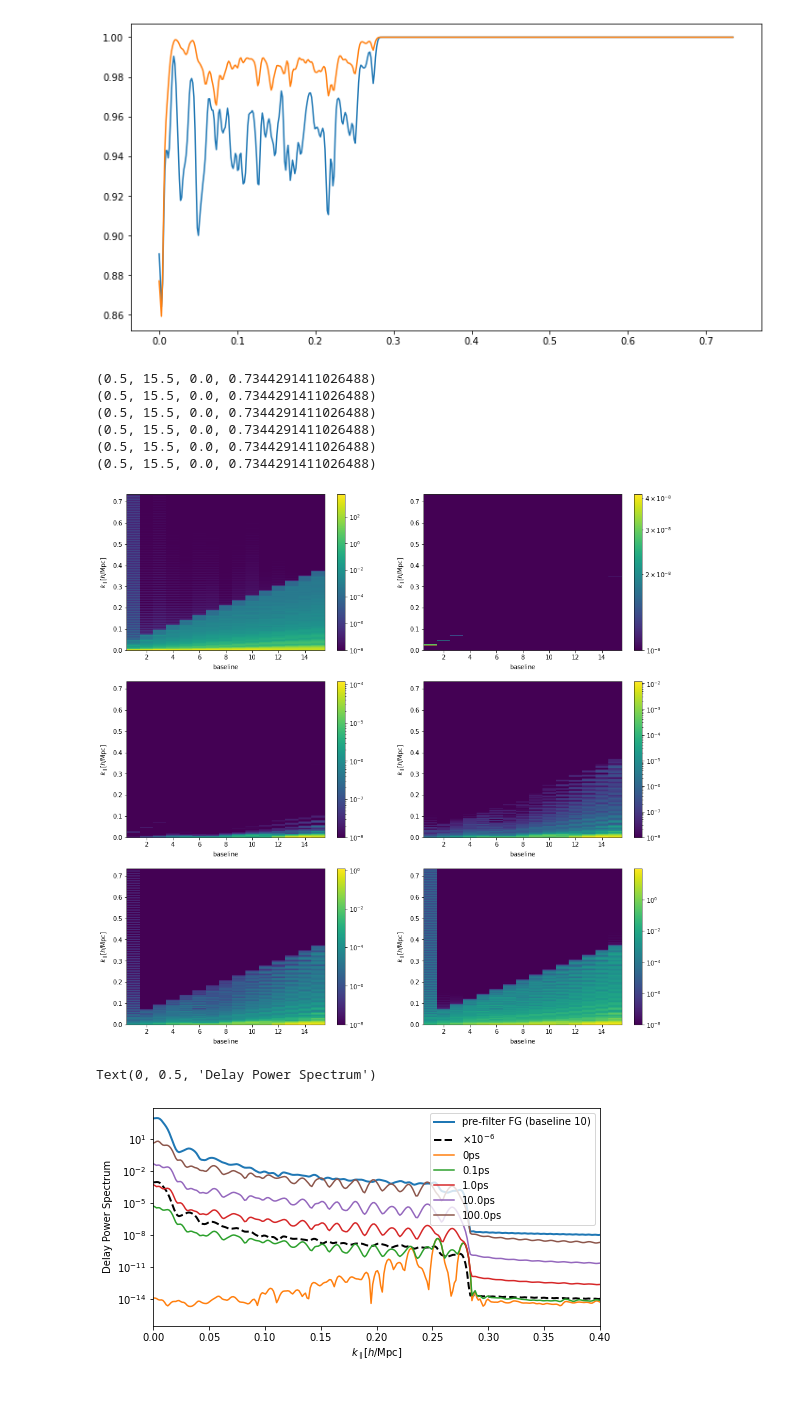
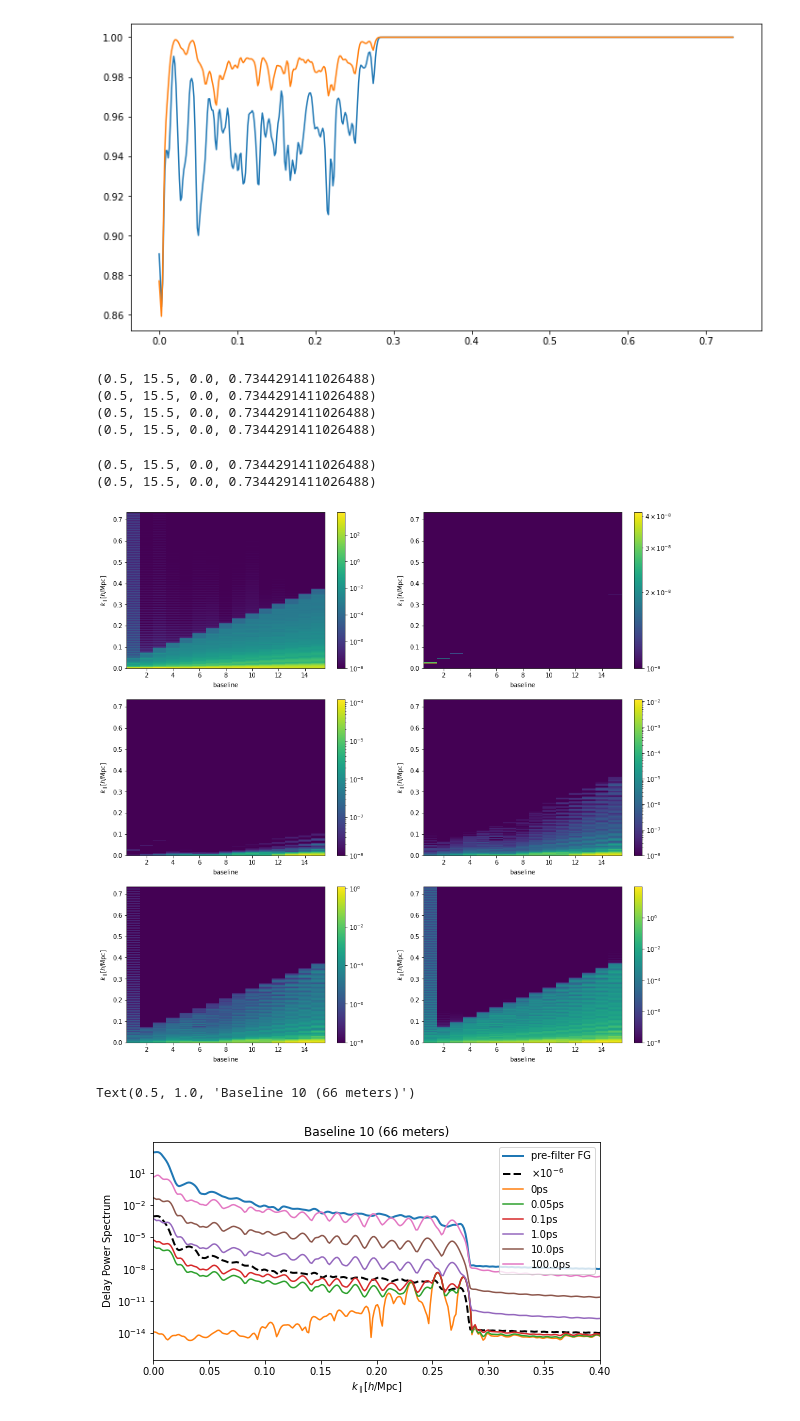
Before and after one commit to slosar/radio1d, a Jupyter notebook: notebooks/plots.ipynb, the cells around one changed output. Cells and saved outputs as stored; diff of their text form; code cells hidden in the pictures.

Commit message:
final plots

```diff
--- a/notebooks/plots.ipynb
+++ b/notebooks/plots.ipynb
@@ -6,6 +11,6 @@ from matplotlib.colors import LogNorm
 # %%
 class vps:
-    def __init__ (self,npix=4096, ndishes=16, redundant = True, sigt='sig', terr = 0, Nf = 1):
+    def __init__ (self,npix=4096, ndishes=16, redundant = True, sigt='sig', terr = 'ct0', Nf = 1):
         redstr = 'red' if redundant else 'nred'
         if Nf>0:
             fname = f"../outp/{ndishes}_{npix}_{redstr}_{sigt}_{terr}_{Nf}"
@@ -100,12 +105,12 @@ df.plotX(df.psf,vmin=1e-8,vmax=1e-2)
 # %%
 ## signal loss in terms of cross-power spectra
 ## Px = P_cross/ sqrt(P_auto * P_auto)
-ds=vps(ndishes=16, redundant=True,sigt='sig',terr=0,Nf=1)
+ds=vps(ndishes=16, redundant=True,sigt='sig',Nf=1)
 plt.figure(figsize=(12,6))
 plt.subplot(1,2,1)
-ds.plotX('f1x')
+ds.plotX('f1x',vmin=0,vmax=1.0)
 plt.subplot(1,2,2)
-ds.plotX('fx')
+ds.plotX('fx',vmin=0, vmax=1.0)
 # %% [output]
 (0.5, 15.5, 0.0, 0.7344291411026488)
 (0.5, 15.5, 0.0, 0.7344291411026488)
@@ -117,18 +122,20 @@ for i,v in enumerate([4,8,12,16,20]):
     plt.subplot(1,5,i+1)
     colorbar = (v==20)
 
-    ds=vps(ndishes=v, redundant=True,sigt='sig',terr=0,Nf=1)
+    ds=vps(ndishes=v, redundant=True,sigt='sig',Nf=1)
     ds.plotX('fx',colorbar=colorbar)
 
 plt.figure(figsize=(8,4))
 for i,v in enumerate([12,16,20]):
     colorbar = (v==20)
 
-    ds=vps(ndishes=v, redundant=True,sigt='sig',terr=0,Nf=1)
-    plt.plot(ds.ks[0][1:].reshape((-1,8)).mean(axis=1),ds.rf[0][1:,9].reshape((-1,8)).mean(axis=1))
+    ds=vps(ndishes=v, redundant=True,sigt='sig',Nf=1)
+    plt.plot(ds.ks[0][1:].reshape((-1,8)).mean(axis=1),ds.rf[0][1:,9].reshape((-1,8)).mean(axis=1),label=f'$N_d={v}$')
     plt.xlim(0,0.5)
-    plt.xlabel('$k_\parallel [h/\\rm Mpc]$')
-    plt.ylabel('r')
+    plt.xlabel('$k_\parallel [h/\\rm Mpc]$',fontsize=16)
+    plt.ylabel('$r$',fontsize=16)
+    plt.legend()
+    plt.xlim(0,0.4)
 # %% [output]
 (0.5, 3.5, 0.0, 0.7344291411026488)
 (0.5, 7.5, 0.0, 0.7344291411026488)
@@ -164,38 +172,39 @@ Text(0.5, 0, '')
 
 plt.figure(figsize=(16,16))
 plt.subplot(3,2,1)
-d=vps(ndishes=16, redundant=True,sigt='unif',terr=0,Nf=1)
+d=vps(ndishes=16, redundant=True,sigt='unif',Nf=1)
 d.plotX(d.ps,vmin=1e-8)
 
 for i,d in enumerate([0,0.1,1.0,10.0,100.0]):
     plt.subplot(3,2,2+i)
-    d=vps(ndishes=16, redundant=True,sigt='unif',terr=d,Nf=1)
+    d=vps(ndishes=16, redundant=True,sigt='unif',terr=f'ct{d}',Nf=1)
     d.plotX(d.psf,vmin=1e-8)
 # %% [output]
 (0.5, 15.5, 0.0, 0.7344291411026488)
 (0.5, 15.5, 0.0, 0.7344291411026488)
 (0.5, 15.5, 0.0, 0.7344291411026488)
 (0.5, 15.5, 0.0, 0.7344291411026488)
-(0.5, 15.5, 0.0, 0.7344291411026488)
-(0.5, 15.5, 0.0, 0.7344291411026488)
+(0.5, 15.5, 0.0, 0.7344291411026488)
+(0.5, 15.5, 0.0, 0.7344291411026488)
 [figure]
 # %%
 ## now make a more readable plot, pick baseline 10
 plt.figure(figsize=(8,4))
-d=vps(ndishes=16, redundant=True,sigt='unif',terr=0,Nf=1)
-plt.plot(d.ks[0],d.ps[0][:,10],lw=2,label='pre-filter FG (baseline 10)')
+d=vps(ndishes=16, redundant=True,sigt='unif',Nf=1)
+plt.plot(d.ks[0],d.ps[0][:,10],lw=2,label='pre-filter FG')
 plt.plot(d.ks[0],d.ps[0][:,10]*1e-6,'k--',lw=2,label='$\\times 10^{-6}$')
-for i,de in enumerate([0,0.1,1.0,10.0,100.0]):
-    d=vps(ndishes=16, redundant=True,sigt='unif',terr=de,Nf=1)
+for i,de in enumerate([0,0.05,0.1,1.0,10.0,100.0]):
+    d=vps(ndishes=16, redundant=True,sigt='unif',terr=f"ct{de}",Nf=1)
     plt.plot(d.ks[0],d.psf[0][:,10],label=f'{de}ps')
 plt.xlim(0,0.4)
 plt.legend()
 plt.semilogy()
 plt.xlabel('$k_\parallel [h/\\rm Mpc]$')
 plt.ylabel("Delay Power Spectrum")
+plt.title('Baseline 10 (66 meters)')
 # %% [output]
-Text(0, 0.5, 'Delay Power Spectrum')
+Text(0.5, 1.0, 'Baseline 10 (66 meters)')
-[figure, old version]
+[figure, new version]
 # %%
 ## Same plot for per-baseline filtering
 plt.figure(figsize=(8,4))
```
Also changed, not shown: parts of 11 cells of this notebook, 1 other file.
